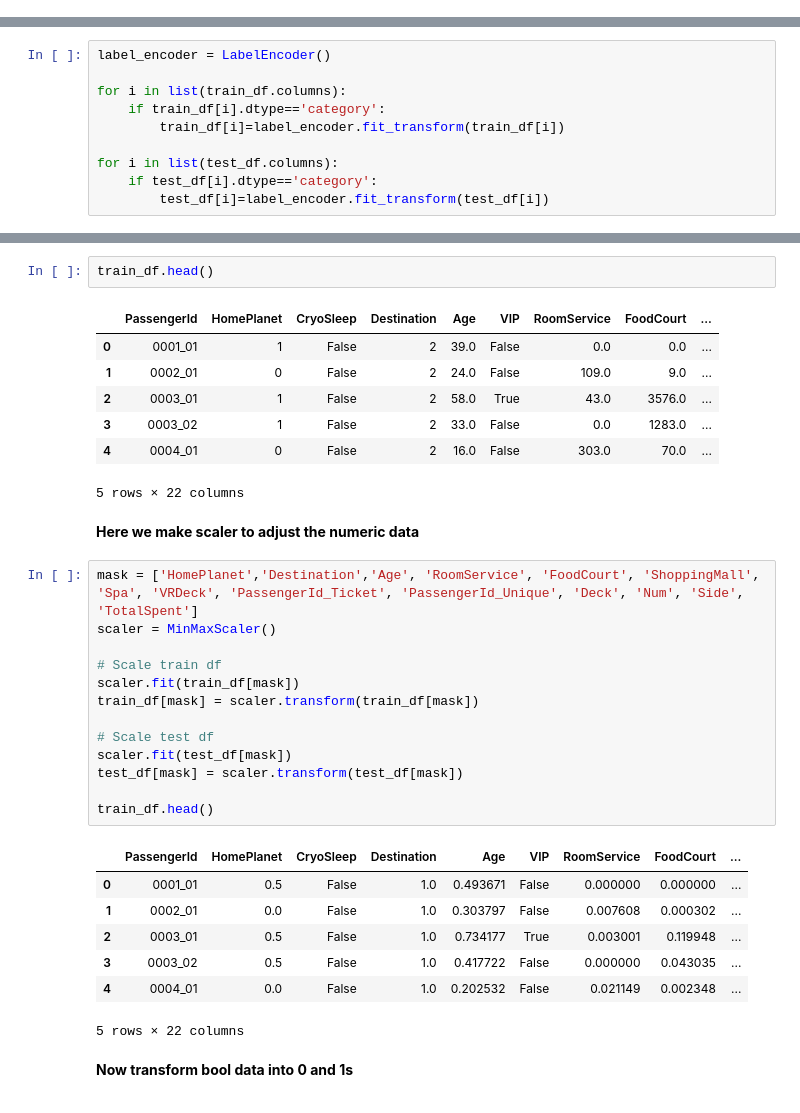
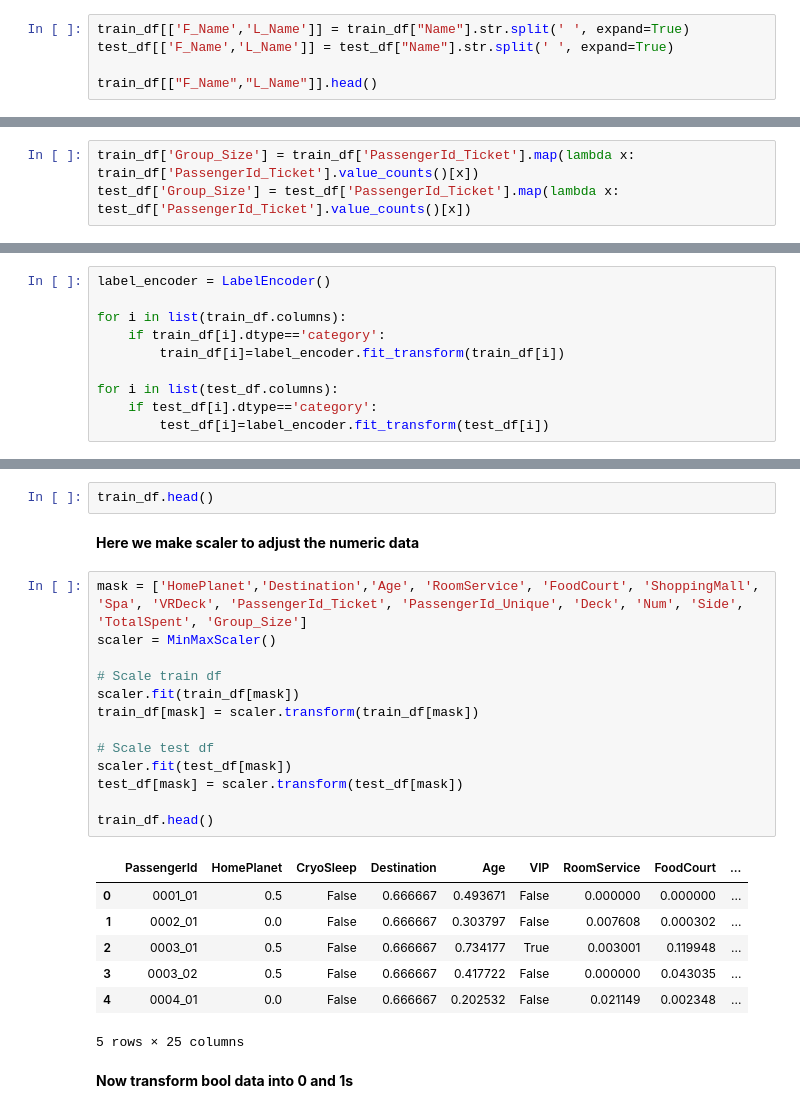
Before and after one commit to deldanr/Spaceship-Titanic, a Jupyter notebook: spaceship-titanic.ipynb, the cells around one changed output, grey strips where cells are left out. Saved outputs shown, nothing was run; the diff lists cells and outputs as text.

```diff
--- a/spaceship-titanic.ipynb
+++ b/spaceship-titanic.ipynb
@@ -87,0 +118,5 @@ def isNaN(string):
+# %%
+train_df[['F_Name','L_Name']] = train_df["Name"].str.split(' ', expand=True)
+test_df[['F_Name','L_Name']] = test_df["Name"].str.split(' ', expand=True)
+
+train_df[["F_Name","L_Name"]].head()
@@ -128,0 +203,3 @@ train_df.head()
+# %%
+train_df['Group_Size'] = train_df['PassengerId_Ticket'].map(lambda x: train_df['PassengerId_Ticket'].value_counts()[x])
+test_df['Group_Size'] = test_df['PassengerId_Ticket'].map(lambda x: test_df['PassengerId_Ticket'].value_counts()[x])
@@ -885,36 +1004,28 @@ memory usage: 1.1+ MB
 # %%
 train_df.head()
-# %% [output]
-|  | PassengerId | HomePlanet | CryoSleep | Destination | Age | VIP | RoomService | FoodCourt | ... |
-| 0 | 0001_01 | 1 | False | 2 | 39.0 | False | 0.0 | 0.0 | ... |
-| 1 | 0002_01 | 0 | False | 2 | 24.0 | False | 109.0 | 9.0 | ... |
-| 2 | 0003_01 | 1 | False | 2 | 58.0 | True | 43.0 | 3576.0 | ... |
-| 3 | 0003_02 | 1 | False | 2 | 33.0 | False | 0.0 | 1283.0 | ... |
-| 4 | 0004_01 | 0 | False | 2 | 16.0 | False | 303.0 | 70.0 | ... |
-5 rows × 22 columns
 # %% [markdown]
 **Here we make scaler to adjust the numeric data**
 # %%
-mask = ['HomePlanet','Destination','Age', 'RoomService', 'FoodCourt', 'ShoppingMall', 'Spa', 'VRDeck', 'PassengerId_Ticket', 'PassengerId_Unique', 'Deck', 'Num', 'Side', 'TotalSpent']
+mask = ['HomePlanet','Destination','Age', 'RoomService', 'FoodCourt', 'ShoppingMall', 'Spa', 'VRDeck', 'PassengerId_Ticket', 'PassengerId_Unique', 'Deck', 'Num', 'Side', 'TotalSpent', 'Group_Size']
 scaler = MinMaxScaler()
 
 # Scale train df
 scaler.fit(train_df[mask])
 train_df[mask] = scaler.transform(train_df[mask])
 
 # Scale test df
 scaler.fit(test_df[mask])
 test_df[mask] = scaler.transform(test_df[mask])
 
 train_df.head()
 # %% [output]
 |  | PassengerId | HomePlanet | CryoSleep | Destination | Age | VIP | RoomService | FoodCourt | ... |
-| 0 | 0001_01 | 0.5 | False | 1.0 | 0.493671 | False | 0.000000 | 0.000000 | ... |
-| 1 | 0002_01 | 0.0 | False | 1.0 | 0.303797 | False | 0.007608 | 0.000302 | ... |
-| 2 | 0003_01 | 0.5 | False | 1.0 | 0.734177 | True | 0.003001 | 0.119948 | ... |
-| 3 | 0003_02 | 0.5 | False | 1.0 | 0.417722 | False | 0.000000 | 0.043035 | ... |
-| 4 | 0004_01 | 0.0 | False | 1.0 | 0.202532 | False | 0.021149 | 0.002348 | ... |
+| 0 | 0001_01 | 0.5 | False | 0.666667 | 0.493671 | False | 0.000000 | 0.000000 | ... |
+| 1 | 0002_01 | 0.0 | False | 0.666667 | 0.303797 | False | 0.007608 | 0.000302 | ... |
+| 2 | 0003_01 | 0.5 | False | 0.666667 | 0.734177 | True | 0.003001 | 0.119948 | ... |
+| 3 | 0003_02 | 0.5 | False | 0.666667 | 0.417722 | False | 0.000000 | 0.043035 | ... |
+| 4 | 0004_01 | 0.0 | False | 0.666667 | 0.202532 | False | 0.021149 | 0.002348 | ... |
-5 rows × 22 columns
+5 rows × 25 columns
 # %% [markdown]
 **Now transform bool data into 0 and 1s**
 # %%
```
Also changed, not shown: parts of 89 cells of this notebook.
